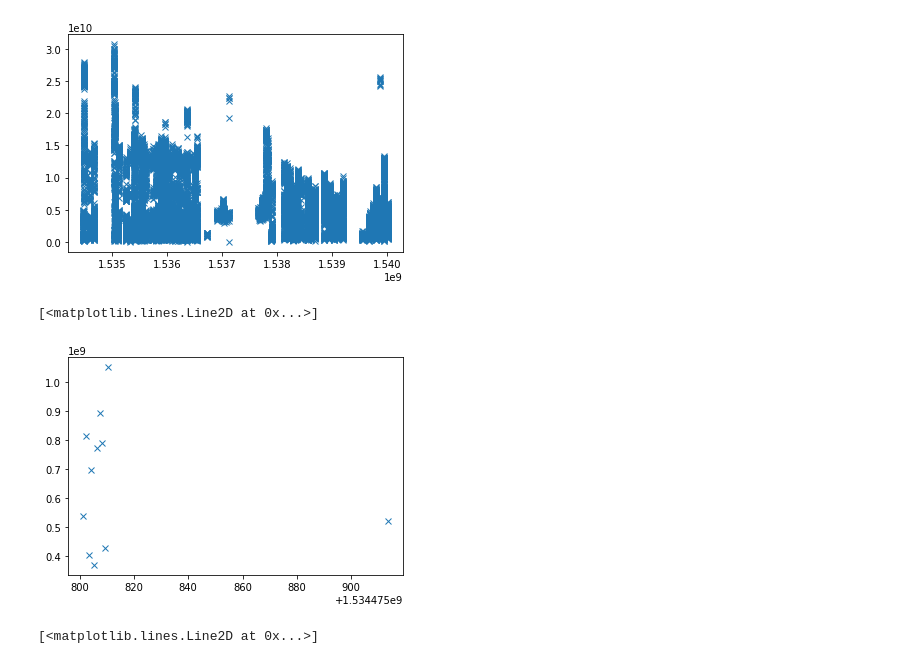
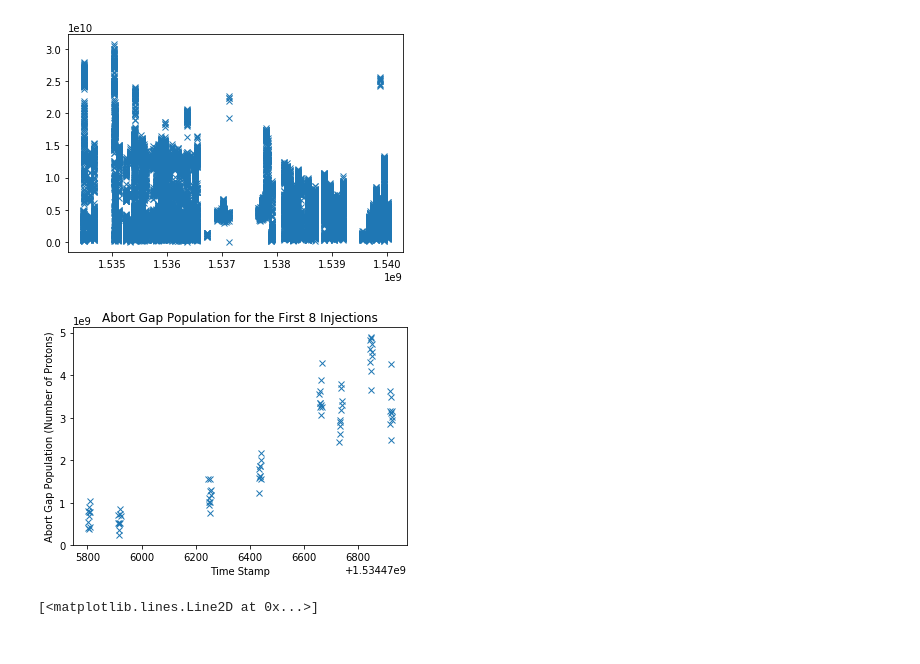
Before and after one commit to mfer0010/BscThesis, a Jupyter notebook: Jupyter Notebook Code/02_Analysis of Abort Gap Data.ipynb, the cells around one changed output. Drawn from its saved outputs; the diff is of its cells as text; code cells hidden in the pictures.

Commit message:
Work on Methodology
Completed Abort Gap Initial Analysis

```diff
--- a/Jupyter Notebook Code/02_Analysis of Abort Gap Data.ipynb
+++ b/Jupyter Notebook Code/02_Analysis of Abort Gap Data.ipynb
@@ -41,12 +45,16 @@ plt.plot(data['Time Stamp'],data['Reading'],'x')
 [<matplotlib.lines.Line2D at 0x...>]
 [figure]
 # %%
-sample = data[0:11]
+sample = data[:80]
+plt.figure()
 plt.plot(sample['Time Stamp'],sample['Reading'],'x')
+plt.title('Abort Gap Population for the First 8 Injections')
+plt.xlabel('Time Stamp')
+plt.ylabel('Abort Gap Population (Number of Protons)')
+plt.savefig('../Dissertation/images/Time_Series_of_Abort_Gap_Population')
 #so the abort gap reading increases as more bunches are added
 # %% [output]
-[<matplotlib.lines.Line2D at 0x...>]
-[figure, old version]
+[figure, new version]
 # %%
 sample = data[50:100]
 plt.plot(sample['Time Stamp'],sample['Reading'],'x')
```
Also changed, not shown: parts of 3 cells of this notebook, 11 other files.
